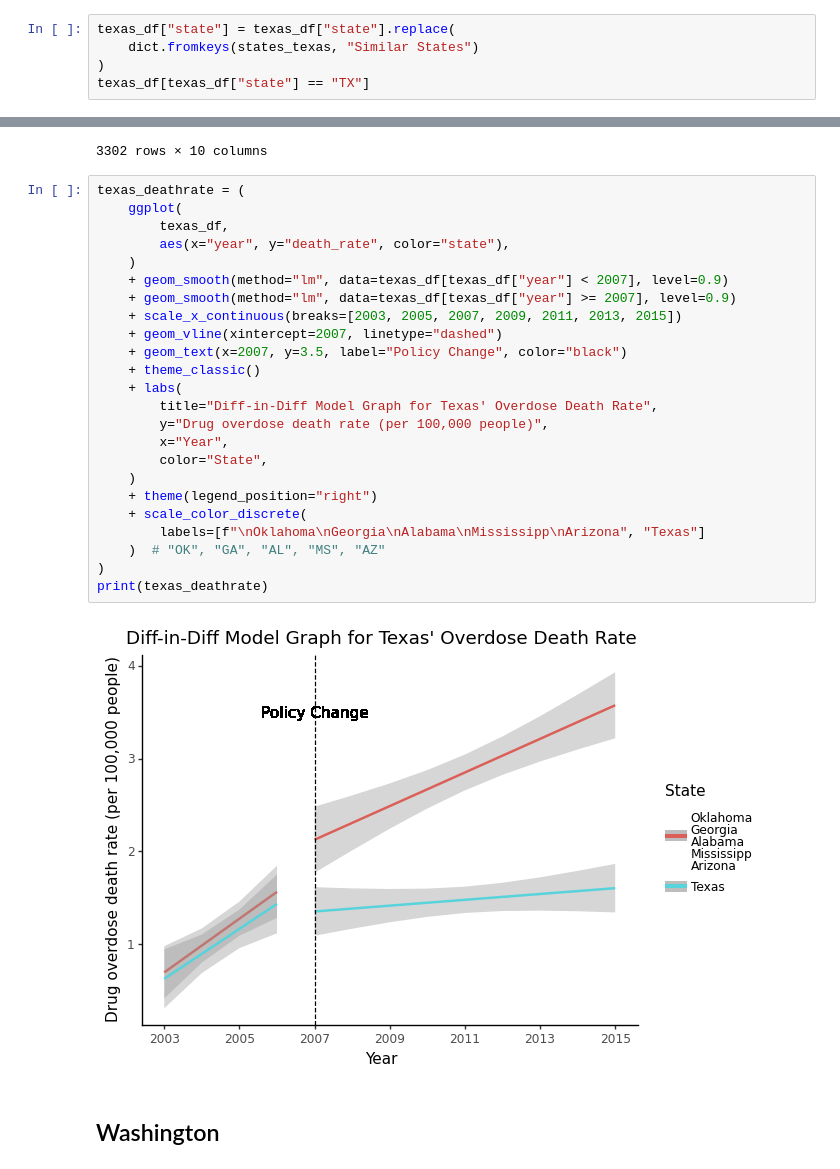
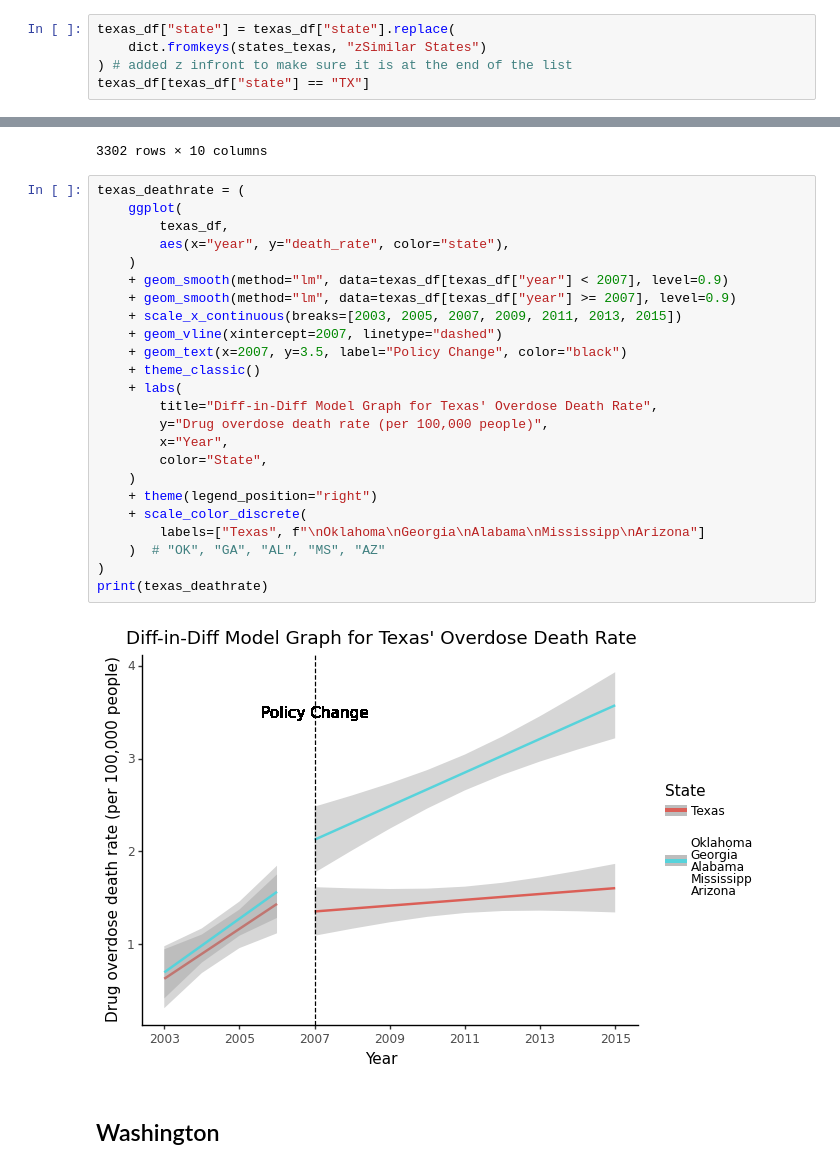
Before and after one commit to Yer1k/opioid_causal_inference, a Jupyter notebook: 10_code/diff-in-diff_analysis.ipynb, the cells around one changed output, grey strips where cells are left out. Cells and saved outputs as stored; diff of their text form.

```diff
--- a/10_code/diff-in-diff_analysis.ipynb
+++ b/10_code/diff-in-diff_analysis.ipynb
@@ -174,8 +174,8 @@ texas_df[texas_df["state"] == "OK"]
 1001 rows × 10 columns
 # %%
 texas_df["state"] = texas_df["state"].replace(
-    dict.fromkeys(states_texas, "Similar States")
-)
+    dict.fromkeys(states_texas, "zSimilar States")
+) # added z infront to make sure it is at the end of the list
 texas_df[texas_df["state"] == "TX"]
 # %% [output]
 |  | county_name | state | year | fips | merge_key | drug_deaths | drug_quantity | population | death_rate | ... |
@@ -194,29 +194,29 @@ texas_df[texas_df["state"] == "TX"]
 # %%
 texas_deathrate = (
     ggplot(
         texas_df,
         aes(x="year", y="death_rate", color="state"),
     )
     + geom_smooth(method="lm", data=texas_df[texas_df["year"] < 2007], level=0.9)
     + geom_smooth(method="lm", data=texas_df[texas_df["year"] >= 2007], level=0.9)
     + scale_x_continuous(breaks=[2003, 2005, 2007, 2009, 2011, 2013, 2015])
     + geom_vline(xintercept=2007, linetype="dashed")
     + geom_text(x=2007, y=3.5, label="Policy Change", color="black")
     + theme_classic()
     + labs(
         title="Diff-in-Diff Model Graph for Texas' Overdose Death Rate",
         y="Drug overdose death rate (per 100,000 people)",
         x="Year",
         color="State",
     )
     + theme(legend_position="right")
     + scale_color_discrete(
-        labels=[f"\nOklahoma\nGeorgia\nAlabama\nMississipp\nArizona", "Texas"]
+        labels=["Texas", f"\nOklahoma\nGeorgia\nAlabama\nMississipp\nArizona"]
     )  # "OK", "GA", "AL", "MS", "AZ"
 )
 print(texas_deathrate)
 # %% [output]
-[figure, old version]
+[figure, new version]
 # %% [markdown]
 ## Washington
 # %%
```
Also changed, not shown: parts of 4 cells of this notebook.
